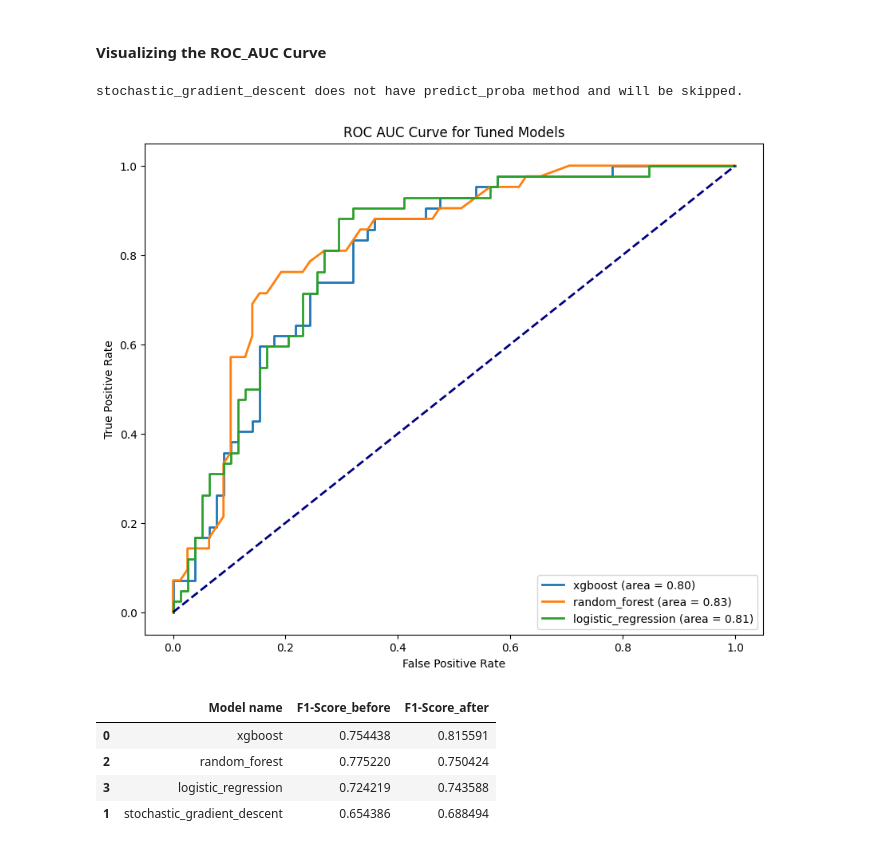
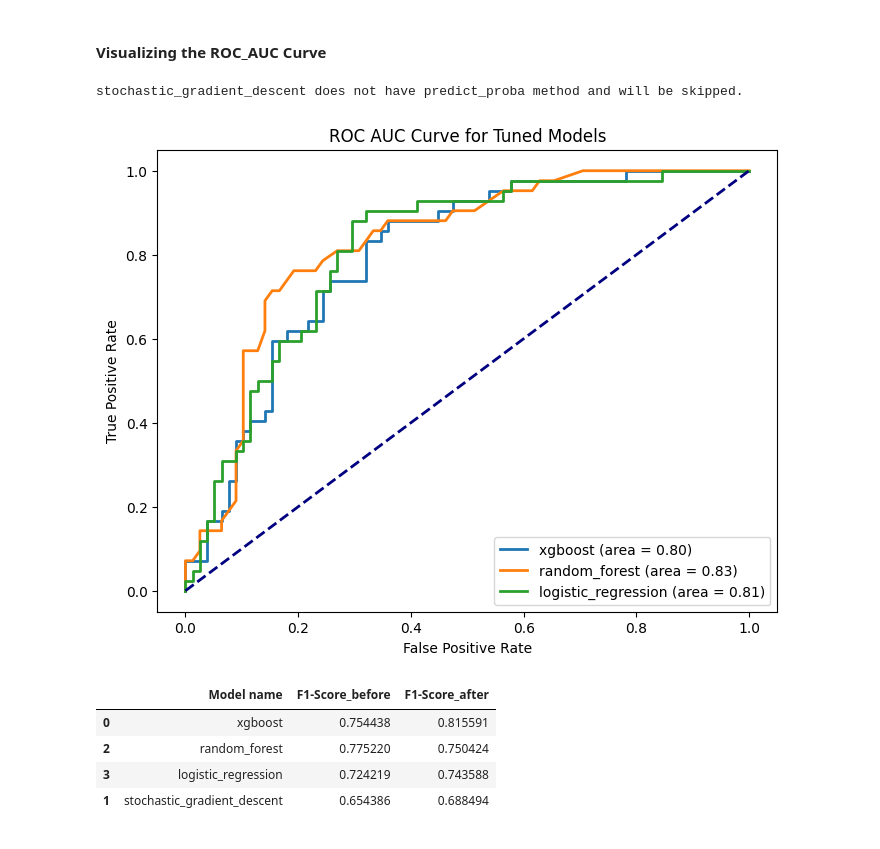
Before and after one commit to heldana30/Building_ML_APIs_With_FastAPI, a Jupyter notebook: Notebook/api.ipynb, the cells around one changed output. Drawn from its saved outputs; the diff is of its cells as text; code cells hidden in the pictures.

```diff
--- a/Notebook/api.ipynb
+++ b/Notebook/api.ipynb
@@ -755,38 +755,38 @@ tuned_models_df.sort_values(by='F1-Score', ascending=False)
 #### Visualizing the ROC_AUC Curve
 # %%
 # Initialize a figure for the ROC AUC plots
-plt.figure(figsize=(10, 8))
+plt.figure(figsize=(8,6))
 
 # Loop through each model and pipeline in the balanced_pipelines dictionary
 for model_name, pipeline in balanced_pipelines.items():
     # Check if the classifier has the 'predict_proba' method
     if hasattr(pipeline.named_steps['classifier'], 'predict_proba'):
         # Make predictions with the tuned model and get the probabilities for the positive class
         y_prob = pipeline.predict_proba(X_test)[:, 1]
 
         # Compute ROC curve and ROC area for each model
         fpr, tpr, _ = roc_curve(y_test_encoded, y_prob)
         roc_auc = auc(fpr, tpr)
 
         # Plot the ROC curve
         plt.plot(fpr, tpr, lw=2, label=f'{model_name} (area = {roc_auc:.2f})')
     else:
         print(f'{model_name} does not have predict_proba method and will be skipped.')
 
 # Plot diagonal line for reference (chance line)
 plt.plot([0, 1], [0, 1], color='navy', lw=2, linestyle='--')
 
 # Set plot labels and title
 plt.xlabel('False Positive Rate')
 plt.ylabel('True Positive Rate')
 plt.title('ROC AUC Curve for Tuned Models')
 plt.legend(loc="lower right")
 
 # Show the plot
 plt.show()
 # %% [output]
 stochastic_gradient_descent does not have predict_proba method and will be skipped.
-[figure, old version]
+[figure, new version]
 # %%
 metric_before_after_tuning_models = pd.merge(
     balanced_results_table[['Model name', 'F1-Score']],
```
Also changed, not shown: 2 other files.
